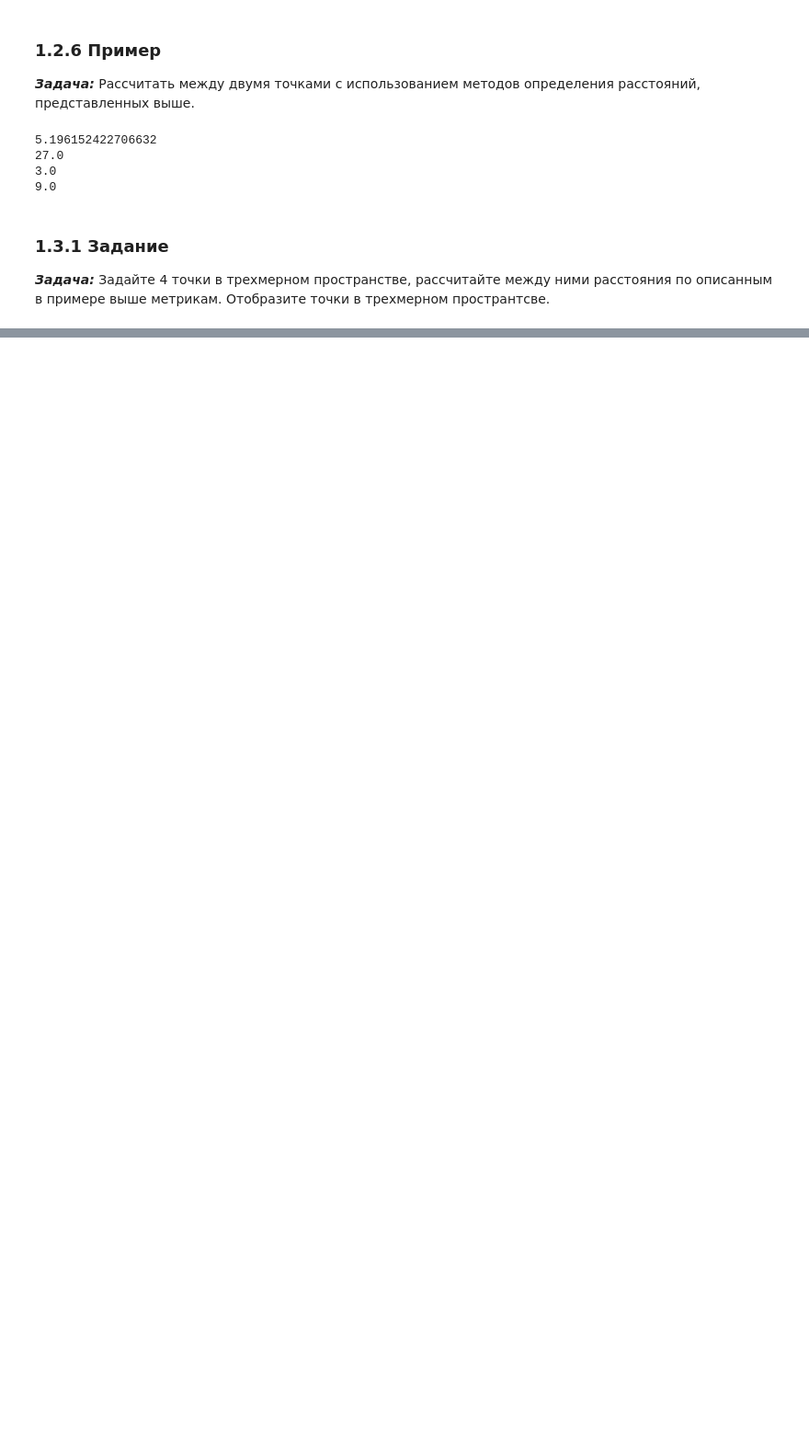
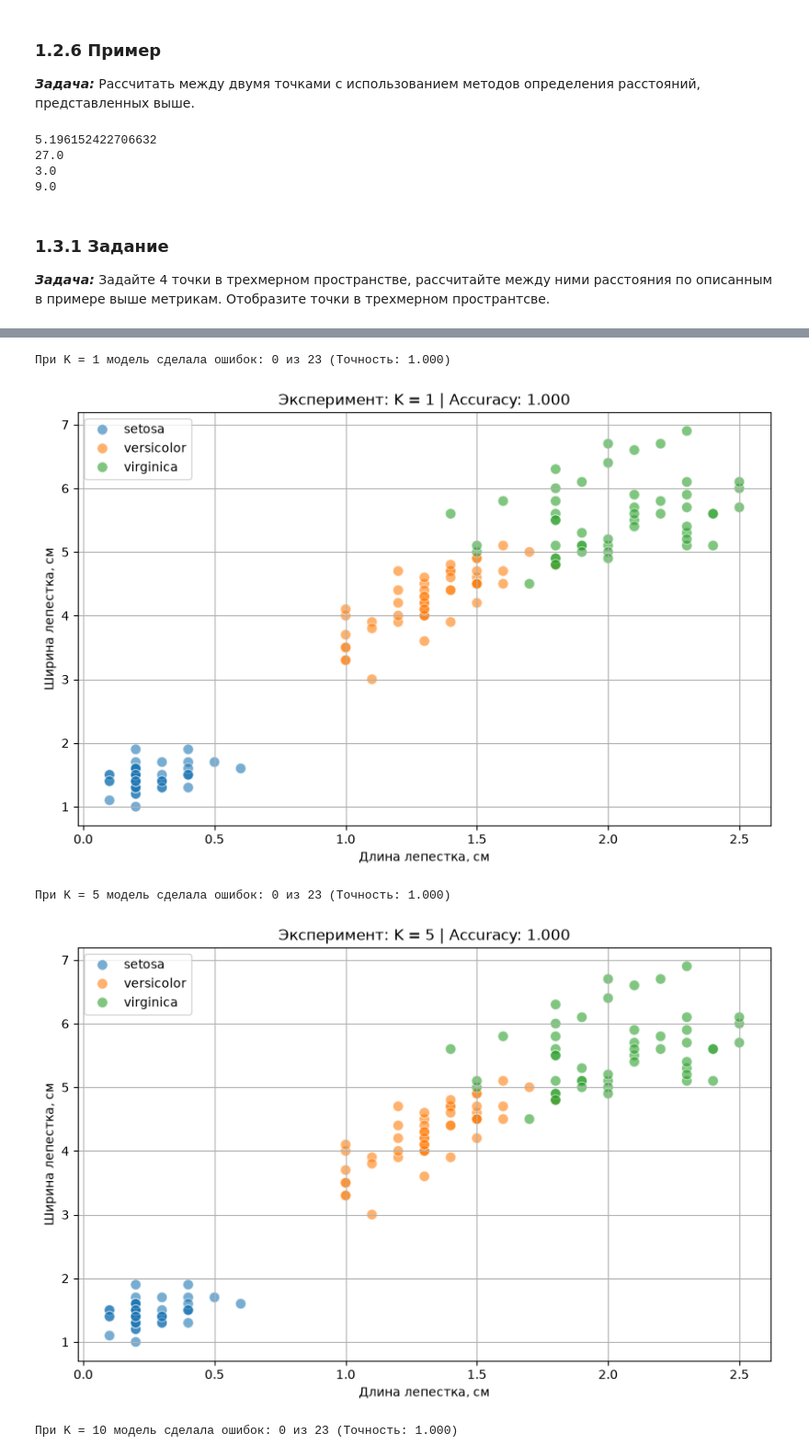
Before and after one commit to freemax-0602/ML, a Jupyter notebook: workbook-3/workbook-3.ipynb, the cells around one changed output, grey strips where cells are left out. Shown at 92% size. Cells and saved outputs as stored; diff of their text form; code cells hidden in the pictures; blank space fills up the shorter version.

```diff
--- a/workbook-3/workbook-3.ipynb
+++ b/workbook-3/workbook-3.ipynb
@@ -142,0 +289,59 @@ plt.show()
+# %%
+import matplotlib.pyplot as plt
+import seaborn as sns
+import numpy as np
+from sklearn.model_selection import train_test_split
+from sklearn.neighbors import KNeighborsClassifier
+from sklearn.metrics import accuracy_score
+
+# 1. Фиксируем тестовую выборку в 15% и задаем random_state для стабильности
+X_train, X_test, y_train, y_test = train_test_split(
+    iris.iloc[:, :-1],
+    iris.iloc[:, -1],
+    test_size = 0.15,
+    random_state = 42
+)
+
+# Список значений K для эксперимента
+k_values = [1, 5, 10]
+
+# 2. Запускаем цикл экспериментов
+for K in k_values:
+    # Создаем и обучаем модель
+    model = KNeighborsClassifier(n_neighbors=K)
+    model.fit(X_train, y_train)
+
+    # Получаем предсказания
+    y_pred = model.predict(X_test)
+    acc = accuracy_score(y_test, y_pred)
+
+    # Строим график
+    plt.figure(figsize=(10, 6))
+    sns.scatterplot(x='petal_width',
+                    y='petal_length',
+                    data=iris,
+                    hue='species',
+                    s=70,
+                    alpha=0.6) # делаем основные точки чуть прозрачнее, чтобы ошибки были виднее
+
+    plt.title(f'Эксперимент: K = {K} | Accuracy: {acc:.3f}')
+    plt.xlabel('Длина лепестка, см')
+    plt.ylabel('Ширина лепестка, см')
+    plt.legend(loc=2)
+    plt.grid(True)
+
+    # Подсвечиваем ошибки красным цветом
+    errors_count = 0
+    for i in range(len(y_test)):
+        if np.array(y_test)[i] != y_pred[i]:
+            plt.scatter(X_test.iloc[i, 3], X_test.iloc[i, 2], color='red', s=180, edgecolors='black', linewidth=1.5)
+            errors_count += 1
+
+    print(f"При K = {K} модель сделала ошибок: {errors_count} из {len(y_test)} (Точность: {acc:.3f})")
+    plt.show()
+# %% [output]
+При K = 1 модель сделала ошибок: 0 из 23 (Точность: 1.000)
+[figure, added]
+При K = 5 модель сделала ошибок: 0 из 23 (Точность: 1.000)
+[figure, added]
+При K = 10 модель сделала ошибок: 0 из 23 (Точность: 1.000)
```
Also changed, not shown: parts of 17 cells of this notebook.
